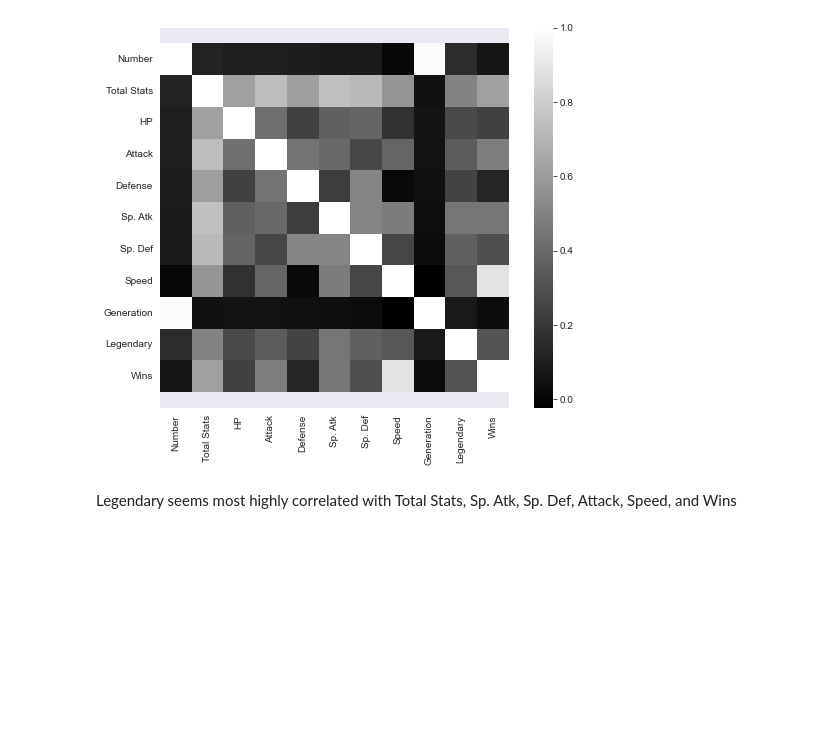
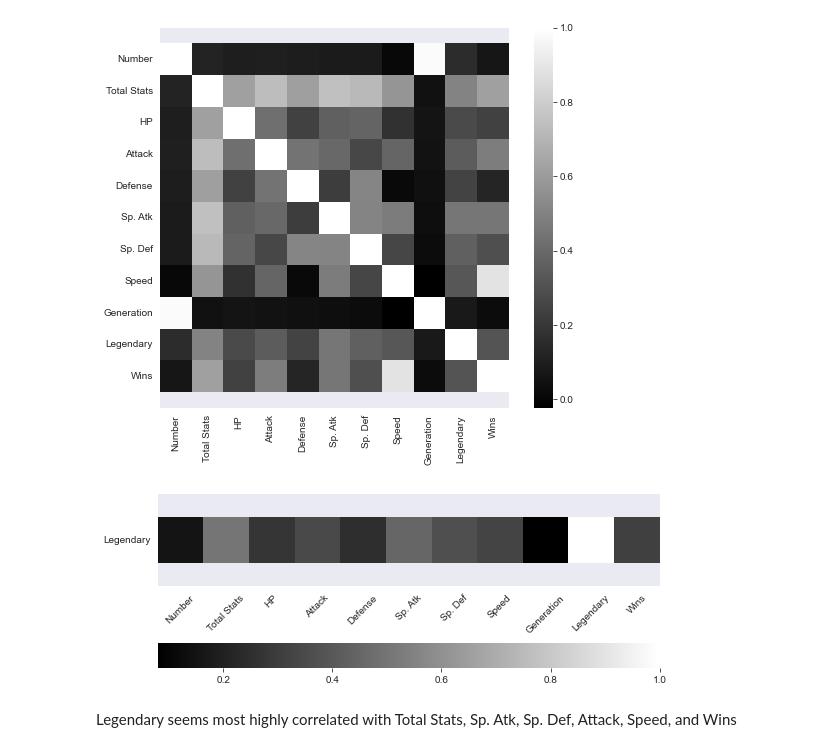
Before and after one commit to papir805/pokemon_classification, a Jupyter notebook: pkmn_legendary_classification_knn.ipynb, the cells around one changed output. Cells and saved outputs as stored; diff of their text form; code cells hidden in the pictures; blank space fills up the shorter version.

```diff
--- a/pkmn_legendary_classification_knn.ipynb
+++ b/pkmn_legendary_classification_knn.ipynb
@@ -162,6 +162,25 @@ plt.ylim(b, t)
 plt.show();
 # %% [output]
 [figure]
+# %%
+fig, ax = plt.subplots(1,1, figsize=(9,7))
+sns.heatmap(pkmn_corr[['Legendary']].T,
+            cmap='gist_gray',
+            square=True,
+            ax=ax,
+            cbar_kws={"orientation": "horizontal"}
+            #, annot=True, fmt='.2f', annot_kws={'size':12}
+           )
+b, t = plt.ylim()
+b += 0.5
+t -= 0.5
+plt.ylim(b, t)
+plt.xticks(rotation=45)
+plt.yticks(rotation=0)
+plt.savefig('heatmap.png')
+plt.show();
+# %% [output]
+[figure, added]
 # %% [markdown]
 Legendary seems most highly correlated with Total Stats, Sp. Atk, Sp. Def, Attack, Speed, and Wins
 # %%
```
Also changed, not shown: parts of 9 cells of this notebook, 3 other files.
